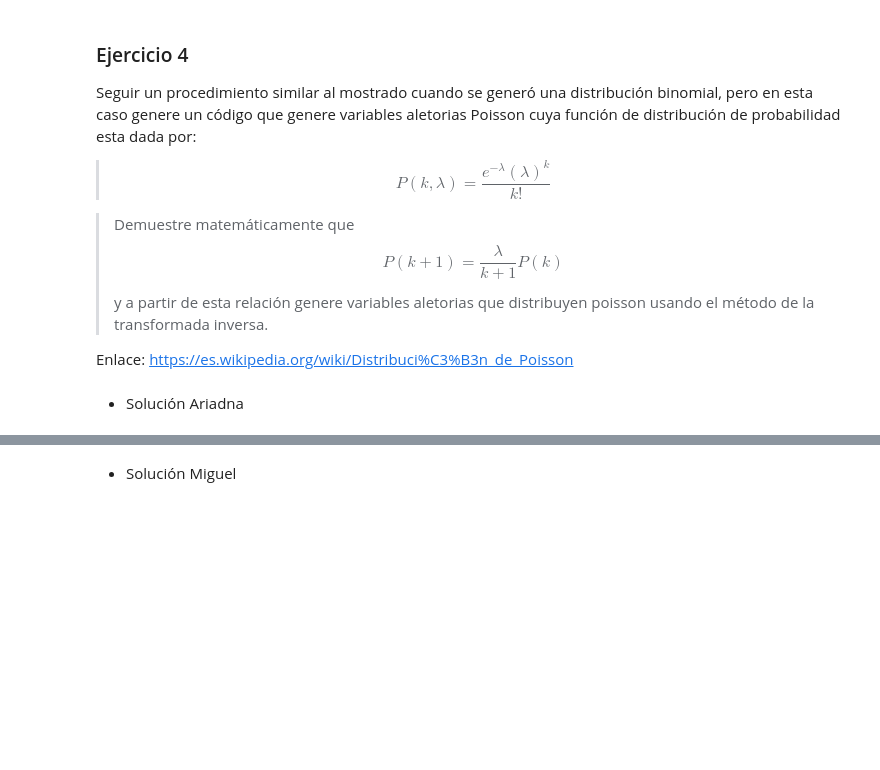
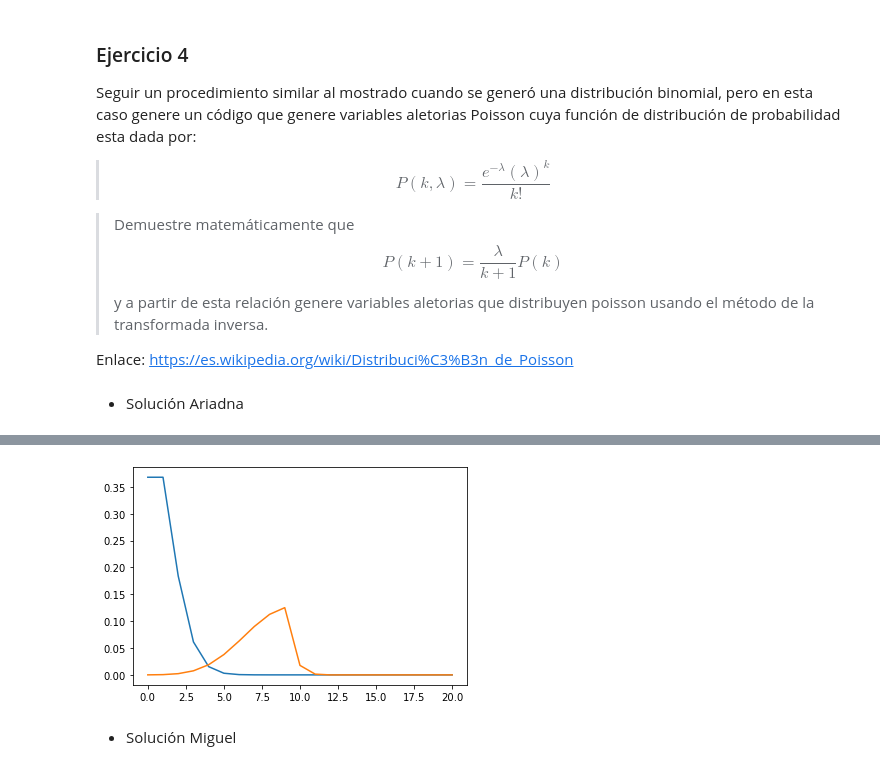
Before and after one commit to miguelaguirre11/Tarea2, a Jupyter notebook: Tarea4.ipynb, the cells around one changed output, grey strips where cells are left out. Drawn from its saved outputs; the diff is of its cells as text; code cells hidden in the pictures; blank space fills up the shorter version.

```diff
--- a/Tarea4.ipynb
+++ b/Tarea4.ipynb
@@ -221,3 +235,15 @@ Enlace: https://es.wikipedia.org/wiki/Distribuci%C3%B3n_de_Poisson
+# %%
+import math as m
+p=lambda k,l: (m.exp(-l)*l**k)/m.factorial(k)
+valores=np.arange(0,21,1)
+l1=[p(i,1) for i in valores]
+l10=[p(i,10) for i in valores]
+# %%
+plt.plot(l1)
+plt.plot(l10)
+plt.show()
+# %% [output]
+[figure, added]
 # %% [markdown]
 - Solución Miguel
 # %%
```
Also changed, not shown: parts of 1 cell of this notebook.
